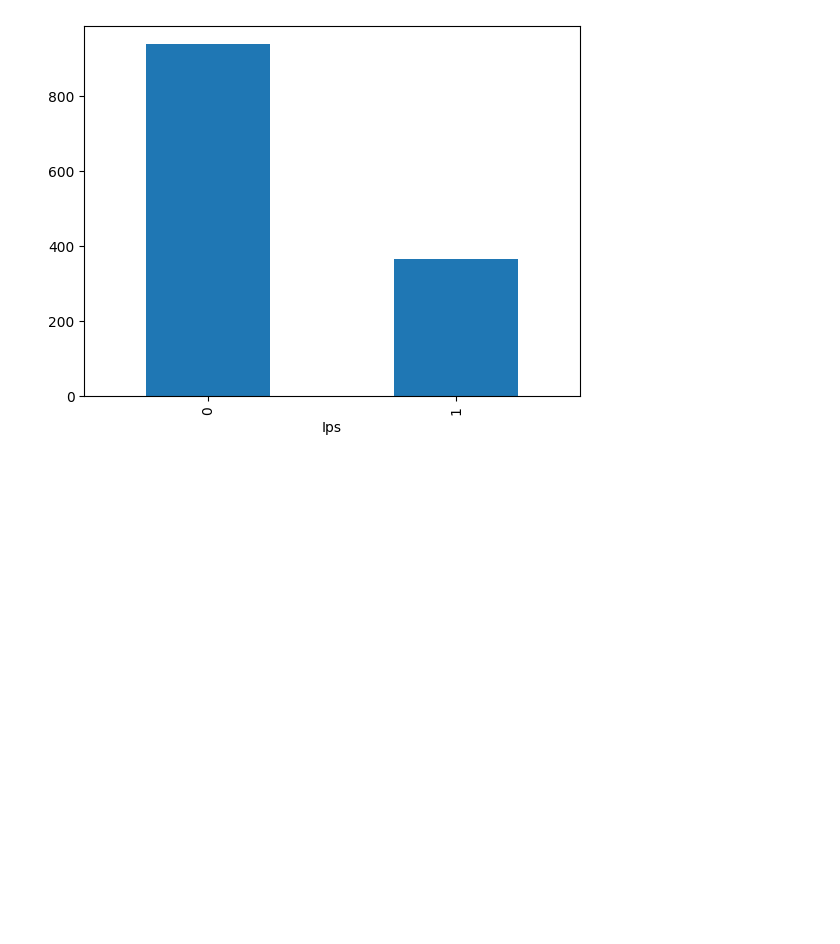
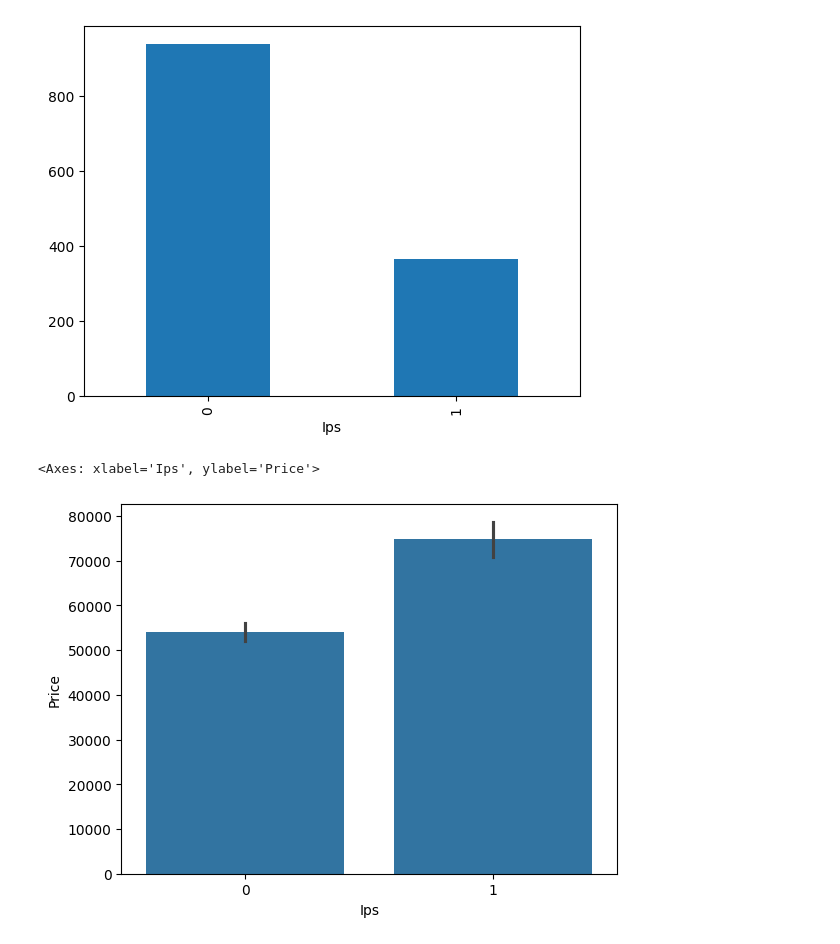
Before and after one commit to afadnan/ds_ml_dl, a Jupyter notebook: projects/laptop_price_predictor/laptop_price_predictor.ipynb, the cells around one changed output. Cells and saved outputs as stored; diff of their text form; code cells hidden in the pictures; blank space fills up the shorter version.

```diff
--- a/projects/laptop_price_predictor/laptop_price_predictor.ipynb
+++ b/projects/laptop_price_predictor/laptop_price_predictor.ipynb
@@ -248,3 +248,8 @@ df['Ips'].value_counts().plot(kind='bar')
 # %% [output]
 <Axes: xlabel='Ips'>
 [figure]
+# %%
+sns.barplot(x=df['Ips'],y=df['Price'])
+# %% [output]
+<Axes: xlabel='Ips', ylabel='Price'>
+[figure, added]
```
Also changed, not shown: parts of 11 cells of this notebook.
